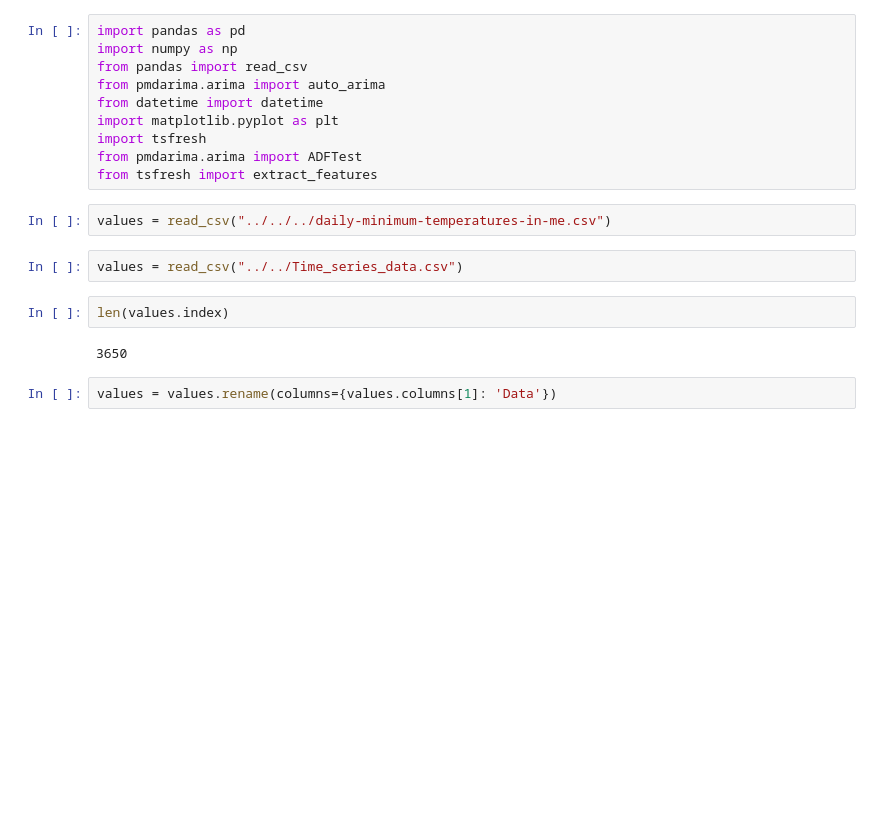
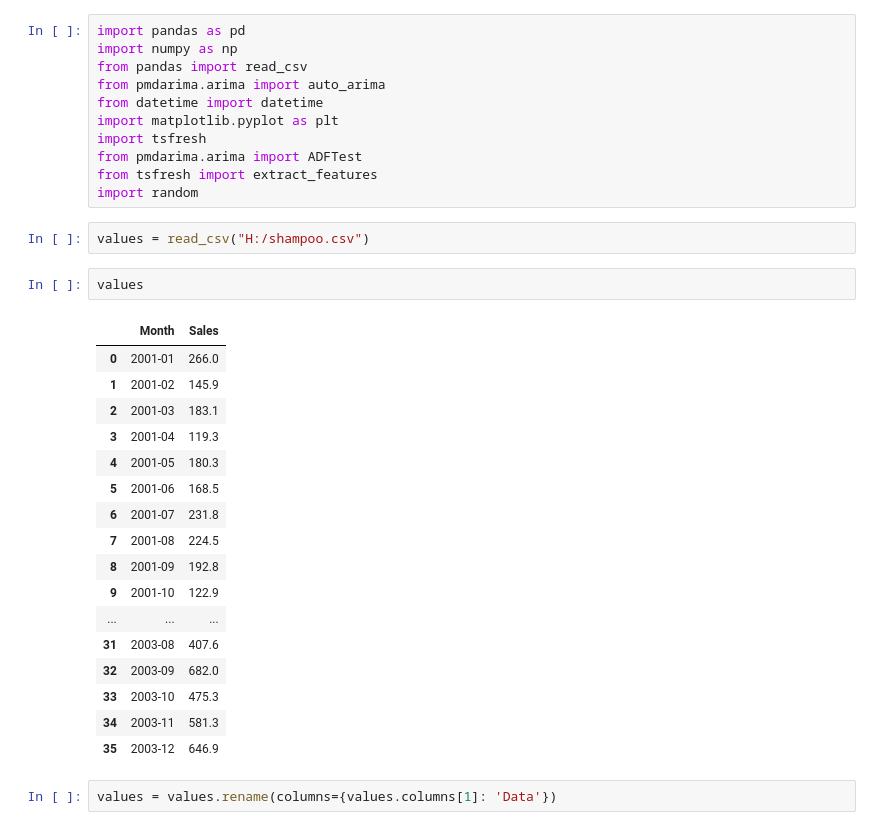
Before and after one commit to duyy1805/DoAn1, a Jupyter notebook: server/core/DataVisualization.ipynb, the cells around one changed output. Cells and saved outputs as stored; diff of their text form; blank space fills up the shorter version.

```diff
--- a/server/core/DataVisualization.ipynb
+++ b/server/core/DataVisualization.ipynb
@@ -8,14 +8,29 @@ import matplotlib.pyplot as plt
 import tsfresh
 from pmdarima.arima import ADFTest
 from tsfresh import extract_features
+import random
 # %%
-values = read_csv("../../../daily-minimum-temperatures-in-me.csv")
+values = read_csv("H:/shampoo.csv")
-# %%
-values = read_csv("../../Time_series_data.csv")
-# %%
-len(values.index)
-# %% [output]
-3650
+# %%
+values
+# %% [output]
+|  | Month | Sales |
+| 0 | 2001-01 | 266.0 |
+| 1 | 2001-02 | 145.9 |
+| 2 | 2001-03 | 183.1 |
+| 3 | 2001-04 | 119.3 |
+| 4 | 2001-05 | 180.3 |
+| 5 | 2001-06 | 168.5 |
+| 6 | 2001-07 | 231.8 |
+| 7 | 2001-08 | 224.5 |
+| 8 | 2001-09 | 192.8 |
+| 9 | 2001-10 | 122.9 |
+| ... | ... | ... |
+| 31 | 2003-08 | 407.6 |
+| 32 | 2003-09 | 682.0 |
+| 33 | 2003-10 | 475.3 |
+| 34 | 2003-11 | 581.3 |
+| 35 | 2003-12 | 646.9 |
 # %%
 values = values.rename(columns={values.columns[1]: 'Data'})
 # %%
```
Also changed, not shown: parts of 12 cells of this notebook, 7 other files.
